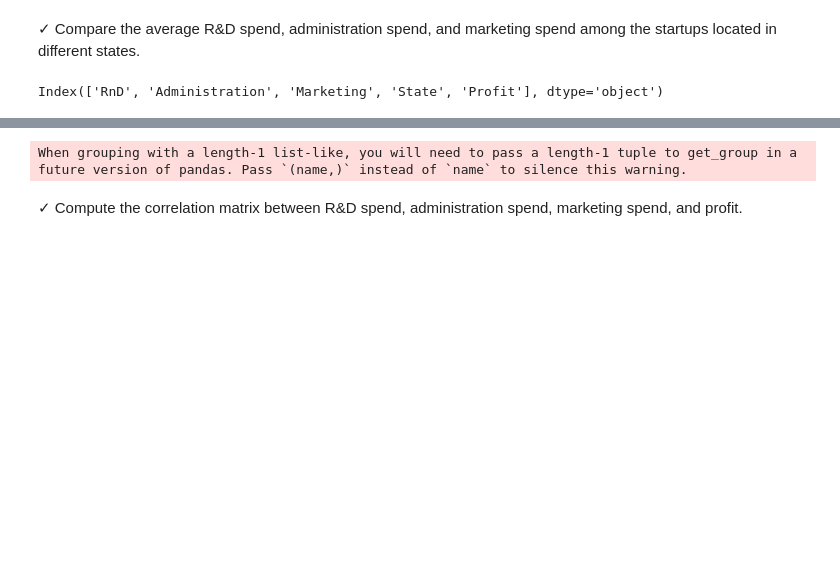
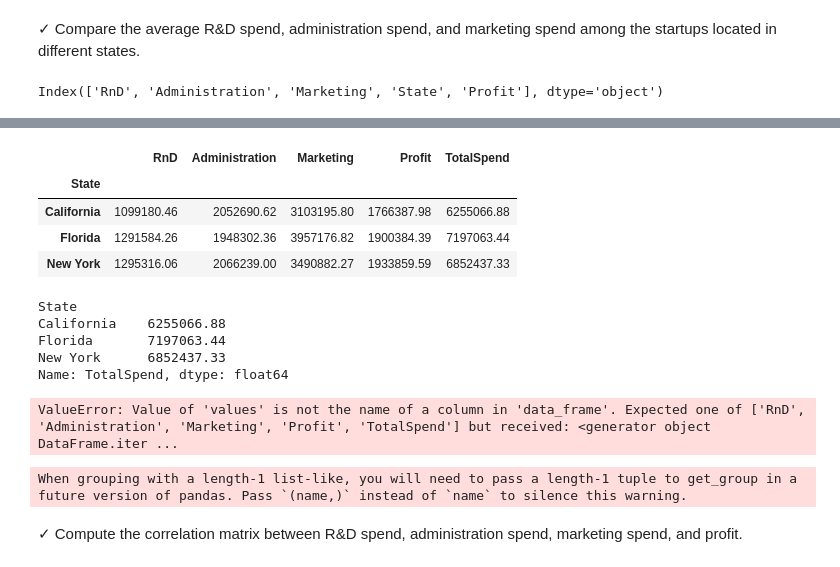
Before and after one commit to Chirantan2/StartupsDataVisualisation, a Jupyter notebook: code.ipynb, the cells around one changed output, grey strips where cells are left out. Saved outputs shown, nothing was run; the diff lists cells and outputs as text; code cells hidden in the pictures; blank space fills up the shorter version.

```diff
--- a/code.ipynb
+++ b/code.ipynb
@@ -124,0 +160,21 @@ Index(['RnD', 'Administration', 'Marketing', 'State', 'Profit'], dtype='object')
+# %%
+data = startups.groupby('State').sum()
+data
+# %% [output]
+|  | RnD | Administration | Marketing | Profit | TotalSpend |
+| State |  |  |  |  |  |
+| California | 1099180.46 | 2052690.62 | 3103195.80 | 1766387.98 | 6255066.88 |
+| Florida | 1291584.26 | 1948302.36 | 3957176.82 | 1900384.39 | 7197063.44 |
+| New York | 1295316.06 | 2066239.00 | 3490882.27 | 1933859.59 | 6852437.33 |
+# %%
+startups.columns
+# %% [output]
+State
+California    6255066.88
+Florida       7197063.44
+New York      6852437.33
+Name: TotalSpend, dtype: float64
+# %%
+px.pie(data, values='TotalSpend', names=['RnD', 'Marketing', 'Administration'], facet_col=data.index, hole=.4)
+# %% [output]
+ValueError: Value of 'values' is not the name of a column in 'data_frame'. Expected one of ['RnD', 'Administration', 'Marketing', 'Profit', 'TotalSpend'] but received: <generator object DataFrame.iter ...
```
Also changed, not shown: parts of 15 cells of this notebook, 1 other file.
